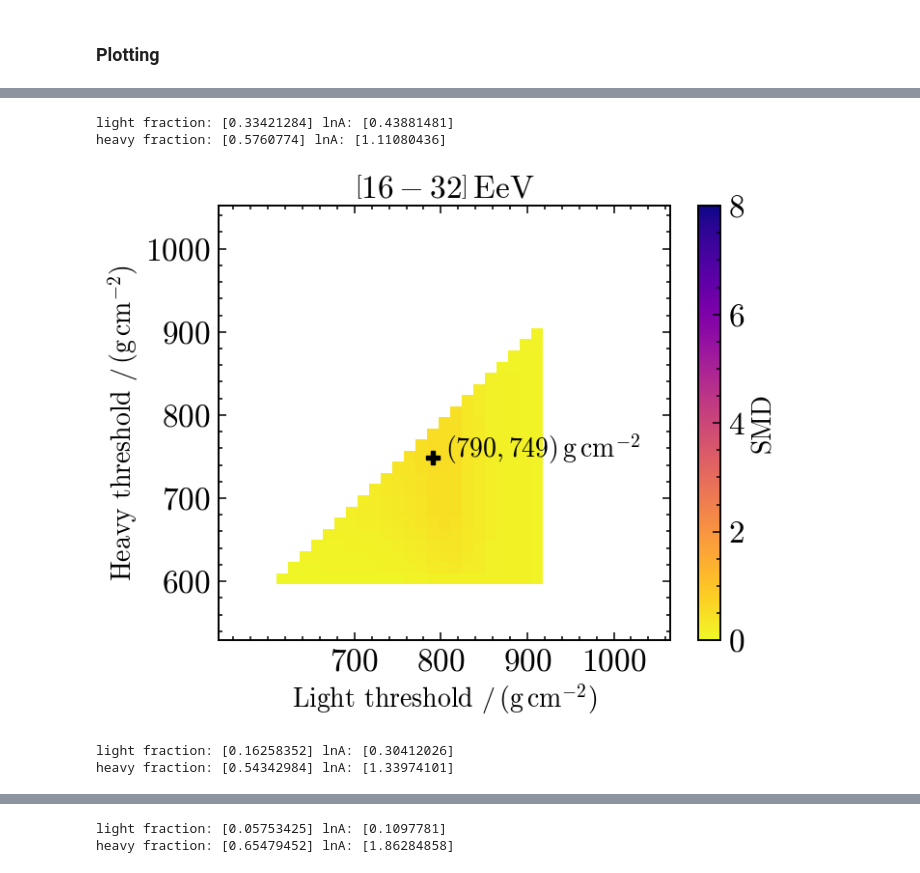
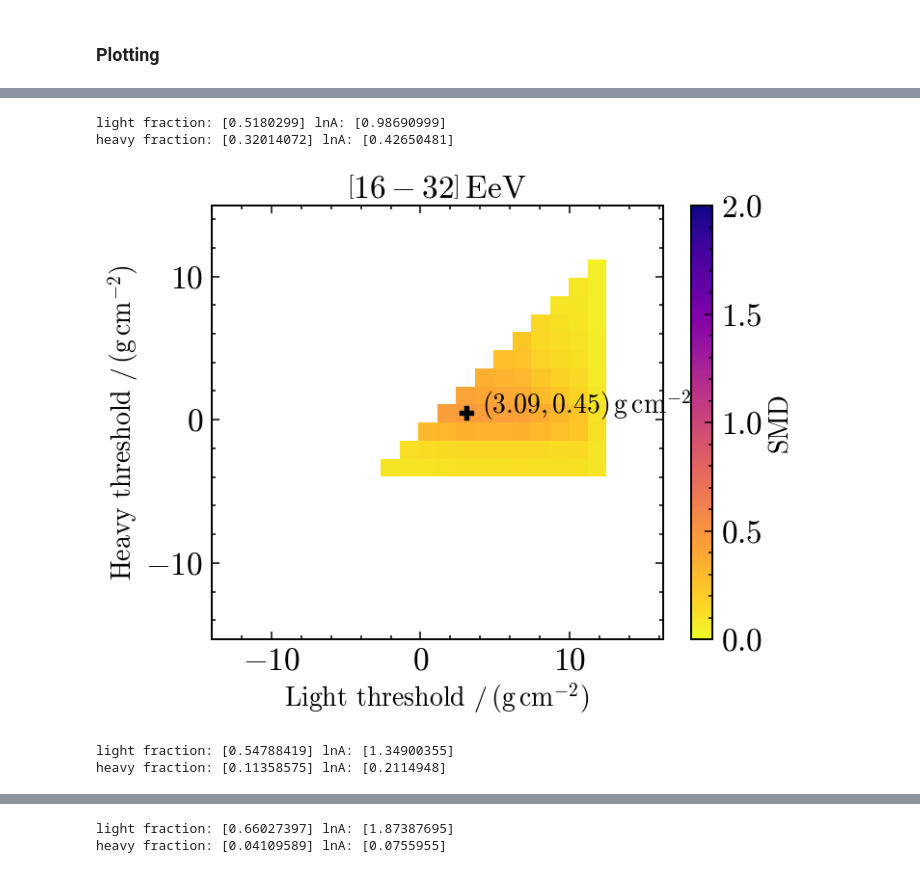
Before and after one commit to paolo-magnani/aixnet_simulations, a Jupyter notebook: sim_part2.ipynb, the cells around one changed output, grey strips where cells are left out. Cells and saved outputs as stored; diff of their text form; code cells hidden in the pictures.

```diff
--- a/sim_part2.ipynb
+++ b/sim_part2.ipynb
@@ -85,7 +97,7 @@ plt.show()
 # %%
 smd = SMD_method()
 
-thres_values = np.linspace(np.min(dd['xmax19']), np.max(dd['xmax19']), 42)
+thres_values = np.linspace(np.min(dd['lnA']), np.max(dd['lnA']), 27)
 # print(thres_values)
 results_dict = {'emin': [],
                 'emax': [],
@@ -121,7 +133,7 @@ print(len(dd['energy'][dd['energy']>8]))
 # %% [markdown]
 ### Evaluating best fractions - $X_\mathrm{max}^{19}$
 # %%
-for ee in range(1, len(energies)-1):
+for ee in range(len(energies)-1):
     e_min = energies[ee]/1e18
     e_max =energies[ee+1]/1e18
 
@@ -135,8 +147,8 @@ for ee in range(1, len(energies)-1):
         for j in range(i + 1, len(thres_values) - 1):
 
             thres_l = thres_values[j]
-            mask_h = (data['xmax19']<thres_h)
-            mask_l = (data['xmax19']>thres_l)
+            mask_h = (data['lnA']<thres_h)
+            mask_l = (data['lnA']>thres_l)
             light_frac = dict_cutter(data, mask_l)
             heavy_frac = dict_cutter(data, mask_h)
 
@@ -165,7 +177,7 @@ for ee in range(1, len(energies)-1):
 for key, value in results_dict.items():
     results_dict[key] = np.array(value)
 
-for i in range(1, len(energies[:-1])):
+for i in range(len(energies[:-1])):
     ene = energies[i]
     eneplus = energies[i+1]
     light_vals = np.array(results_dict['light'][results_dict['emin']==ene/1e18])
@@ -194,18 +206,18 @@ for i in range(1, len(energies[:-1])):
     plt.imshow(masked_SMD, aspect='auto', origin='lower',
             extent=[unique_light.min(), unique_light.max(),
                     unique_heavy.min(), unique_heavy.max()],
-            cmap=cmap, vmin=0, vmax=8)
+            cmap=cmap, vmin=0, vmax=2)
     dot_x = (unique_light[np.where(SMD_grid==SMD_grid.max())[1]])
     dot_y =  (unique_heavy[np.where(SMD_grid==SMD_grid.max())[0]])
-    plt.text(dot_x+15, dot_y, rf'$({float(dot_x):.0f},{float(dot_y):.0f}) \, \mathrm{{g \, cm^{{-2}}}}$')
+    plt.text(dot_x+1, dot_y, rf'$({float(dot_x):.2f},{float(dot_y):.2f}) \, \mathrm{{g \, cm^{{-2}}}}$')
     plt.plot(dot_x, dot_y, ls='', marker='P', color='k', markersize=10)
     plt.colorbar(label='SMD')
     plt.xlabel(r'Light threshold $/ \, \mathrm{(g \, cm^{-2})}$')
     plt.ylabel(r'Heavy threshold $/ \, \mathrm{(g \, cm^{-2})}$')
     # plt.grid()
 
-    xticks = np.arange(700, 1050, 100)
-    plt.xticks(xticks)
+    #xticks = np.arange(700, 1050, 100)
+    # plt.xticks(xticks)
     plt.show()
 
     best_pos = np.where((results_dict['light']==dot_x)&(results_dict['heavy']==dot_y)&(results_dict['emin']==ene/1e18))
@@ -216,5 +228,5 @@ for i in range(1, len(energies[:-1])):
-light fraction: [0.33421284] lnA: [0.43881481]
-heavy fraction: [0.5760774] lnA: [1.11080436]
+light fraction: [0.5180299] lnA: [0.98690999]
+heavy fraction: [0.32014072] lnA: [0.42650481]
-[figure, old version]
+[figure, new version]
-light fraction: [0.16258352] lnA: [0.30412026]
-heavy fraction: [0.54342984] lnA: [1.33974101]
+light fraction: [0.54788419] lnA: [1.34900355]
+heavy fraction: [0.11358575] lnA: [0.2114948]
@@ -222,2 +234,2 @@ heavy fraction: [0.54342984] lnA: [1.33974101]
-light fraction: [0.05753425] lnA: [0.1097781]
-heavy fraction: [0.65479452] lnA: [1.86284858]
+light fraction: [0.66027397] lnA: [1.87387695]
+heavy fraction: [0.04109589] lnA: [0.0755955]
```
Also changed, not shown: parts of 4 cells of this notebook, 10 other files.
